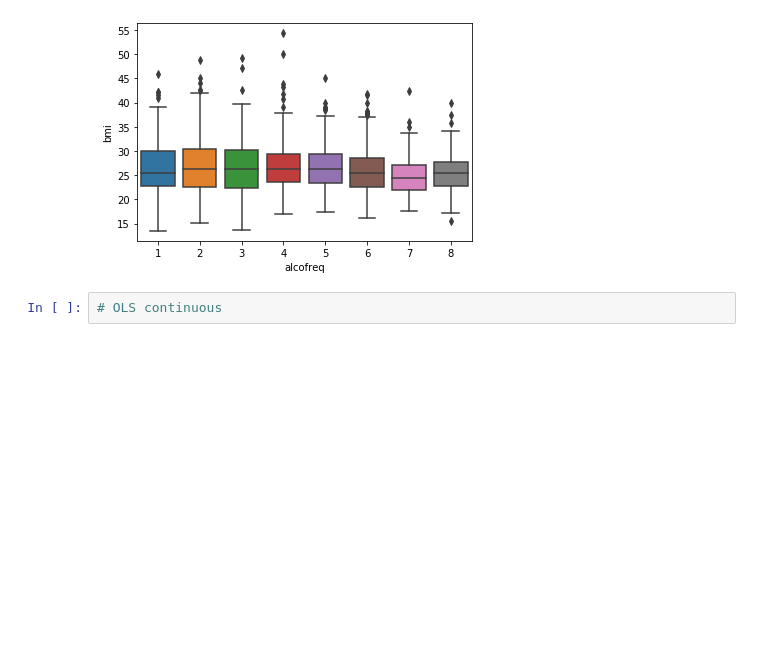
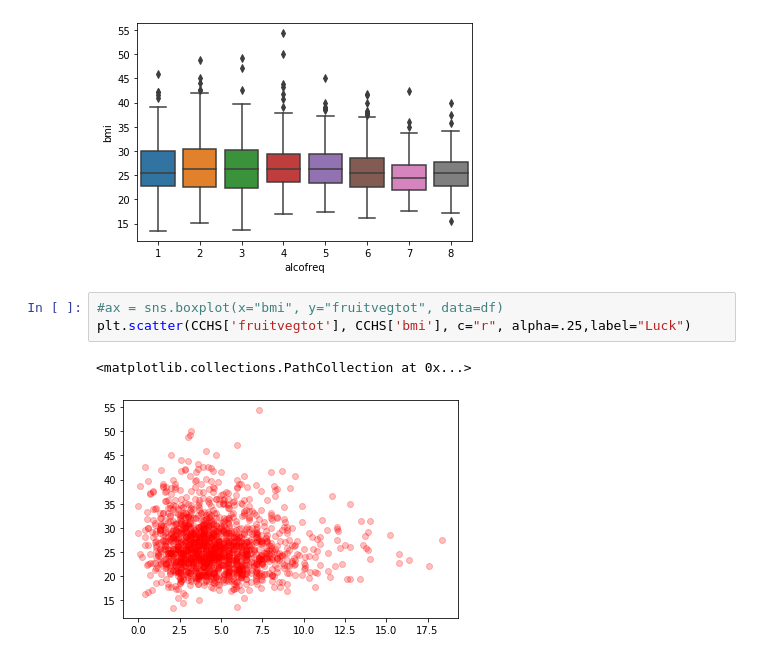
Before and after one commit to diegoarmaca/SocialDataSample, a Jupyter notebook: cchs.ipynb, the cells around one changed output. Saved outputs shown, nothing was run; the diff lists cells and outputs as text; blank space fills up the shorter version.

```diff
--- a/cchs.ipynb
+++ b/cchs.ipynb
@@ -348,5 +343,9 @@ ax = sns.boxplot(x="incomegroup", y="bmi", data=df)
 ax = sns.boxplot(x="alcofreq", y="bmi", data=df)
 # %% [output]
 [figure]
-# %%
-# OLS continuous
+# %%
+#ax = sns.boxplot(x="bmi", y="fruitvegtot", data=df)
+plt.scatter(CCHS['fruitvegtot'], CCHS['bmi'], c="r", alpha=.25,label="Luck")
+# %% [output]
+<matplotlib.collections.PathCollection at 0x...>
+[figure, added]
```
Also changed, not shown: parts of 8 cells of this notebook.
